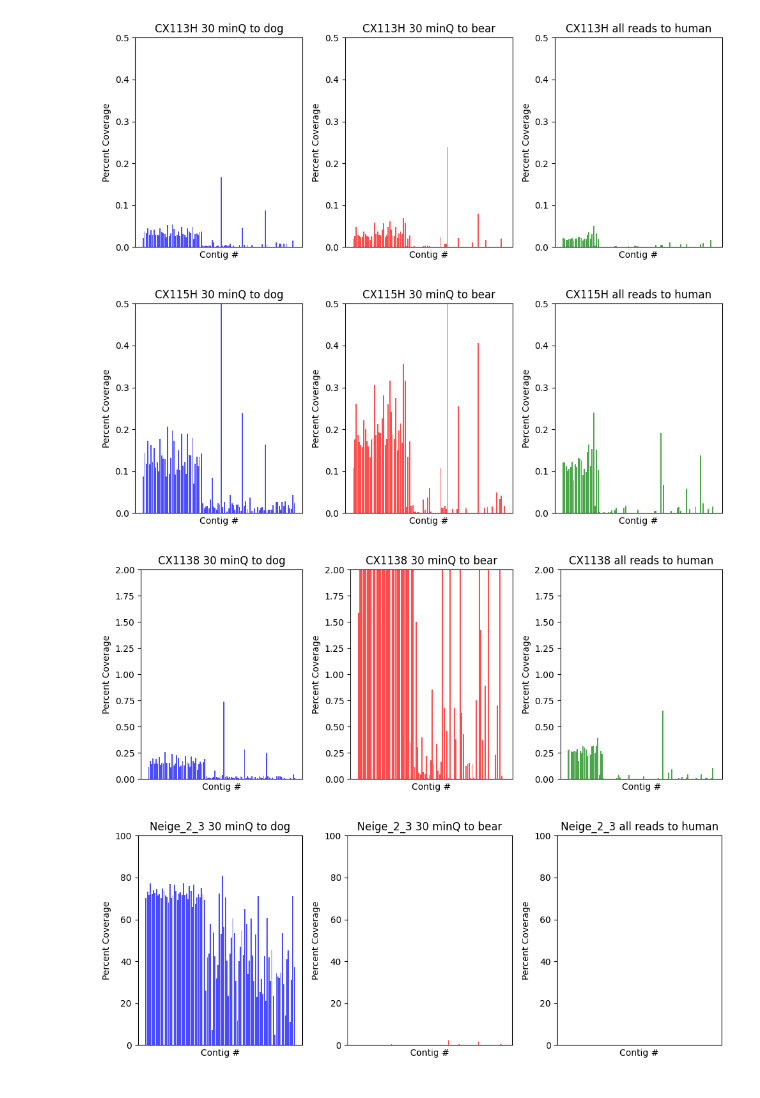
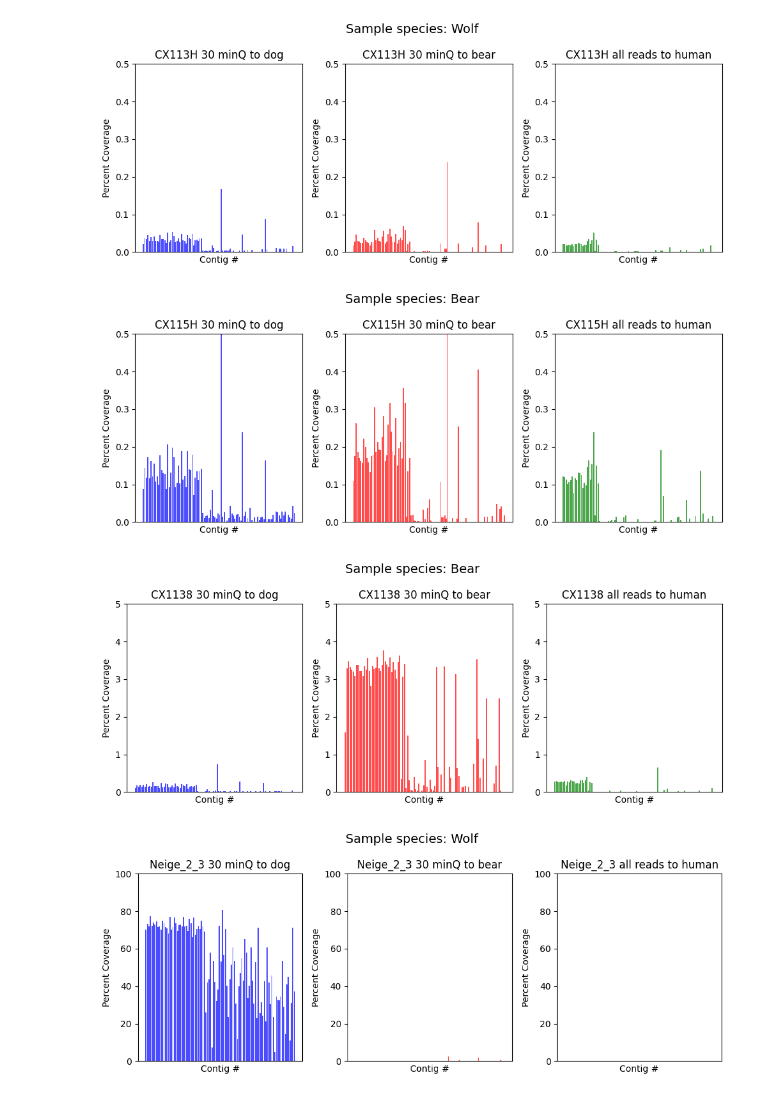
Before and after one commit to HGord2022/snowtracks, a Jupyter notebook: 3comp_mapping.ipynb, the cells around one changed output. Cells and saved outputs as stored; diff of their text form; code cells hidden in the pictures.

Commit message:
edited plots

```diff
--- a/3comp_mapping.ipynb
+++ b/3comp_mapping.ipynb
@@ -3,8 +3,9 @@ import pandas as pd
 import matplotlib.pyplot as plt
 # %%
 samples = ["CX113C","CX113E","CX113F","CX113H","CX115H","CX1138","Neige_2_3","Neige_3_2","Neige_4", "greek_wolf", "slov_bear"]
+taxa = ["Bear", "Bear", "Wolf", "Wolf", "Bear", "Bear", "Wolf", "Wolf", "Wolf", "Wolf", "Bear"]
 lims_all = [20,20,20,20,20,20,90,20,20,100,100]
-lims_min = [1,2,1,0.5,0.5,2,100,0.5,0.5,100,100]
+lims_min = [1,2,1,0.5,0.5,5,100,0.5,0.5,100,100]
 # %%
 for i in range(len(samples)):
     df = pd.read_csv(f"./3ref_data/{samples[i]}.comp3.cov.tsv", sep='\t', header=0)
@@ -52,10 +53,14 @@ for i in range(len(samples)):
     axes[2].set_title(f'{samples[i]} all reads to human')
     axes[2].set_ylim(0, lims_all[i])
 
+    fig.suptitle(f"Sample species: {taxa[i]}", fontsize=14)
+
     # Show the plot
     plt.tight_layout()
     plt.savefig(f"./figures/comp3/{samples[i]}_pc_cov_all.png", dpi=600)
     plt.close(fig)
+
+    ## for min MAPQ 30
     # Set bar width
     bar_width = 0.8
 
@@ -91,6 +96,8 @@ for i in range(len(samples)):
     axes[2].set_title(f'{samples[i]} all reads to human')
     axes[2].set_ylim(0, lims_min[i])
 
+    fig.suptitle(f"Sample species: {taxa[i]}", fontsize=14)
+
     # Show the plot
     plt.tight_layout()
     plt.savefig(f"./figures/comp3/{samples[i]}_pc_cov_q30.png", dpi=600)
@@ -101,4 +108,4 @@ for i in range(len(samples)):
-[figure, old version]
+[figure, new version]
-[figure, old version]
+[figure, new version]
-[figure, old version]
+[figure, new version]
-[figure, old version]
+[figure, new version]
```
Also changed, not shown: parts of 1 cell of this notebook, 22 other files.
